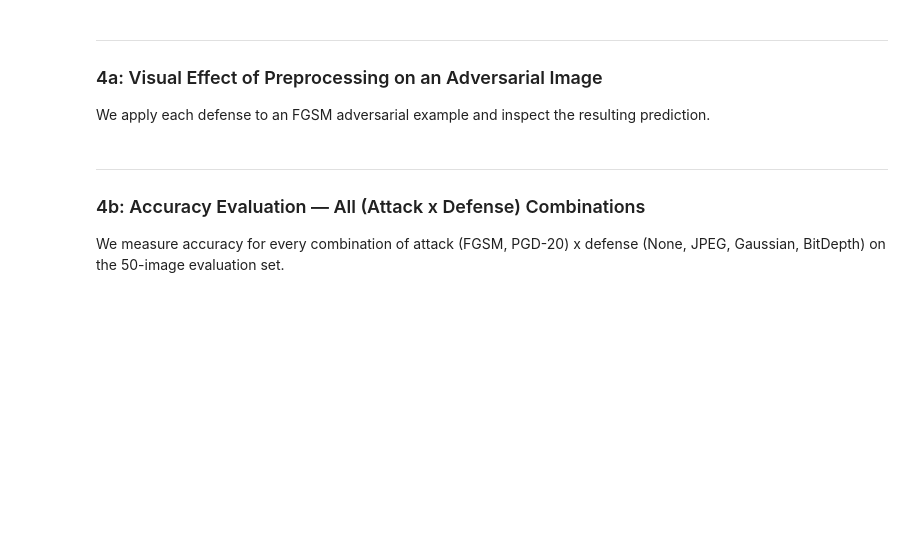
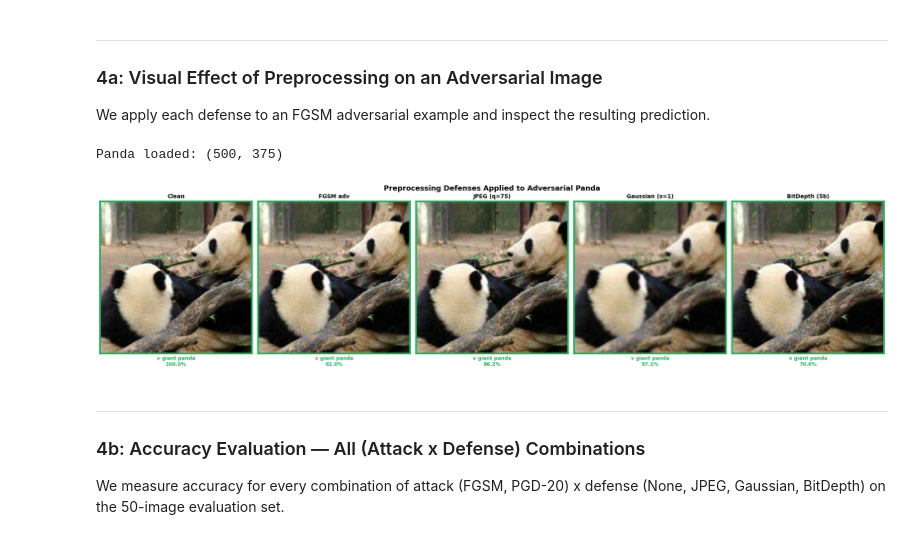
Before and after one commit to elcronos/AISecurity, a Jupyter notebook: 03_defenses_cnns/defenses_cnns.ipynb, the cells around one changed output. Drawn from its saved outputs; the diff is of its cells as text; code cells hidden in the pictures; blank space fills up the shorter version.

Commit message:
Increase panda demo epsilon to 0.3 in Section 4

```diff
--- a/03_defenses_cnns/defenses_cnns.ipynb
+++ b/03_defenses_cnns/defenses_cnns.ipynb
@@ -342,37 +362,40 @@ panda_idx    = synset_to_idx.get('n02510455', 388)
 panda_label  = torch.tensor([panda_idx], device=device)
 
 # ── Generate adversarial panda ─────────────────────────────────────────────────
-adv_panda = fgsm(model, panda_tensor, panda_label, EPS)
+adv_panda = fgsm(model, panda_tensor, panda_label, 0.3)
 
 def predict(t):
     with torch.no_grad():
         p = F.softmax(model(t), dim=1)[0]
     pred = p.argmax().item()
     return idx_to_label[pred], p[pred].item(), pred == panda_idx
 
 # ── Apply each defense to the adversarial panda ───────────────────────────────
 panels = [('Clean', panda_tensor), ('FGSM adv', adv_panda)]
 for name, fn in list(DEFENSES.items())[1:]:
     panels.append((name, fn(adv_panda)))
 
 fig, axes = plt.subplots(1, len(panels), figsize=(4 * len(panels), 4.5))
-fig.suptitle('Preprocessing Defenses Applied to Adversarial Panda',
+fig.suptitle('Preprocessing Defenses Applied to Adversarial Panda (ε=0.3)',
              fontsize=13, fontweight='bold')
 
 for ax, (name, t) in zip(axes, panels):
     lbl, conf, correct = predict(t)
     border = '#27ae60' if correct else '#e74c3c'
     ax.imshow(tensor_to_image(t))
     ax.set_title(name, fontsize=10, fontweight='bold')
     ax.set_xlabel(f'{"v" if correct else "x"} {lbl[:18]}\n{conf:.1%}',
                   fontsize=9, color=border, fontweight='bold')
     ax.set_xticks([]); ax.set_yticks([])
     for sp in ax.spines.values():
         sp.set_edgecolor(border); sp.set_linewidth(3)
 
 plt.tight_layout()
 plt.savefig('preprocessing_visual.png', dpi=120, bbox_inches='tight')
 plt.show()
+# %% [output]
+Panda loaded: (500, 375)
+[figure, added]
 # %% [markdown]
 ---
 ### 4b: Accuracy Evaluation — All (Attack x Defense) Combinations
```
Also changed, not shown: parts of 13 cells of this notebook.
